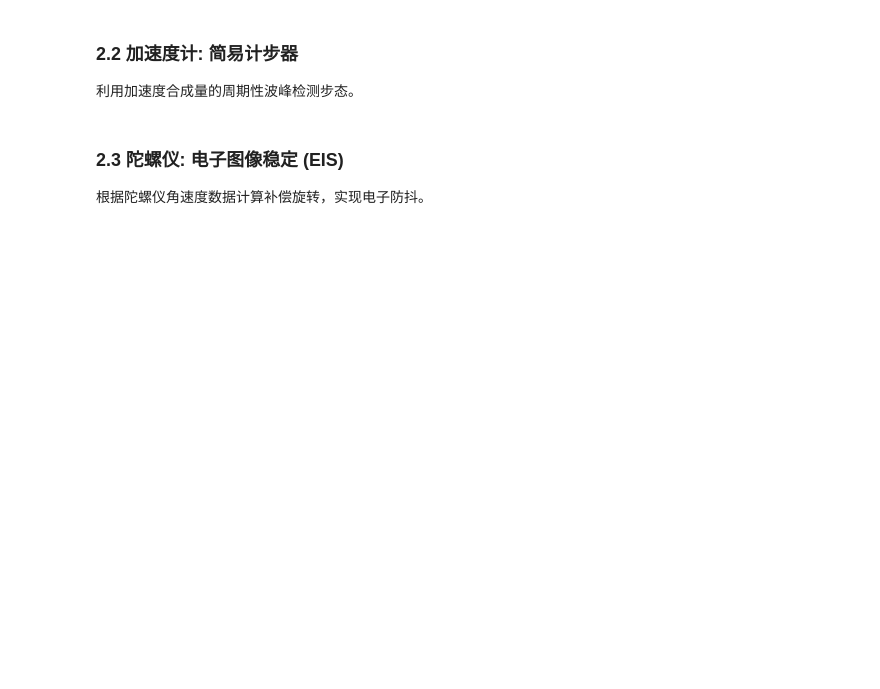
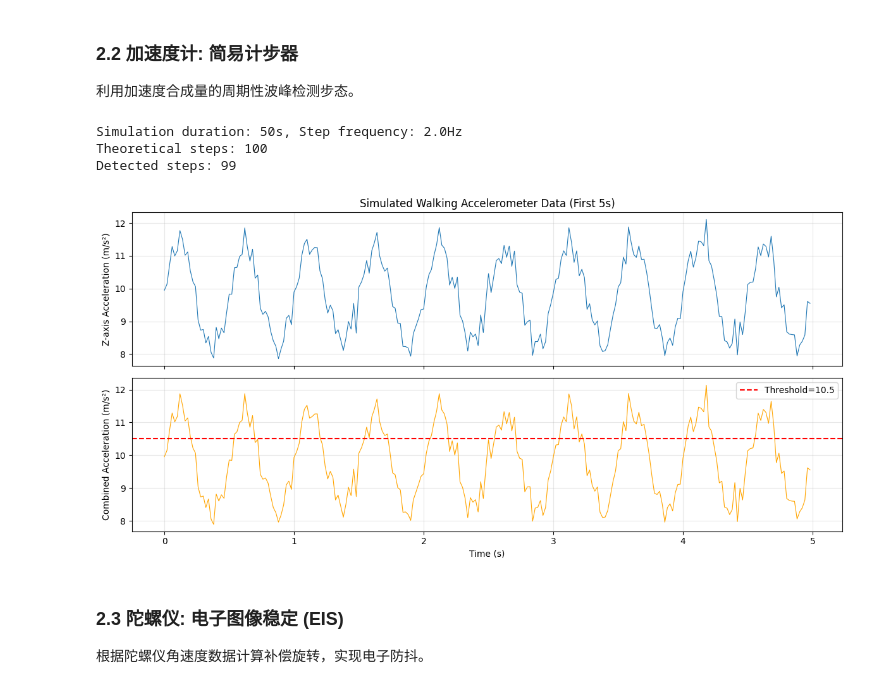
Before and after one commit to Zebedee2021/Mobile-Sensor-2026, a Jupyter notebook: notebooks/sensor_demo.ipynb, the cells around one changed output. Saved outputs shown, nothing was run; the diff lists cells and outputs as text; code cells hidden in the pictures; blank space fills up the shorter version.

```diff
--- a/notebooks/sensor_demo.ipynb
+++ b/notebooks/sensor_demo.ipynb
@@ -100,12 +100,12 @@ import numpy as np
 import matplotlib.pyplot as plt
 
 def compute_magnitude(ax, ay, az):
-    """计算加速度合成量"""
+    """Computes accelerometer magnitude"""
     return math.sqrt(ax**2 + ay**2 + az**2)
 
 def simple_step_counter(data, threshold=10.5, min_interval=0.3):
     """
-    简易峰值检测计步
+    Simple peak detection step counter
     data: [(timestamp, ax, ay, az), ...]
     """
     steps = 0
@@ -114,47 +114,52 @@ def simple_step_counter(data, threshold=10.5, min_interval=0.3):
     for t, ax, ay, az in data:
         mag = compute_magnitude(ax, ay, az)
         if mag > threshold and (t - last_step_time) > min_interval:
             steps += 1
             last_step_time = t
 
     return steps
 
-# 生成模拟步行数据 (100步, ~2Hz 步频)
+# Generate simulated walking data (100 steps, ~2Hz cadence)
 np.random.seed(42)
-fs = 50  # 采样率 50Hz
-duration = 50  # 50秒
+fs = 50  # Sampling rate 50Hz
+duration = 50  # 50 seconds
 t = np.arange(0, duration, 1/fs)
 
-# 重力基线 (9.8 m/s²) + 步行波形 (~2Hz 正弦波) + 噪声
+# Gravity baseline (9.8 m/s²) + walking waveform (~2Hz sine wave) + noise
 step_freq = 2.0  # Hz
 az_sim = 9.8 + 1.5 * np.sin(2 * np.pi * step_freq * t) + np.random.normal(0, 0.3, len(t))
 ax_sim = np.random.normal(0, 0.5, len(t))
 ay_sim = np.random.normal(0, 0.5, len(t))
 mag = np.sqrt(ax_sim**2 + ay_sim**2 + az_sim**2)
 
-# 计步
+# Step counting
 data = list(zip(t, ax_sim, ay_sim, az_sim))
 steps = simple_step_counter(data, threshold=10.5, min_interval=0.3)
-print(f"模拟时长: {duration}秒, 步频: {step_freq}Hz")
-print(f"理论步数: {int(duration * step_freq)}")
-print(f"检测步数: {steps}")
+print(f"Simulation duration: {duration}s, Step frequency: {step_freq}Hz")
+print(f"Theoretical steps: {int(duration * step_freq)}")
+print(f"Detected steps: {steps}")
 
-# 可视化
+# Visualization
 fig, axes = plt.subplots(2, 1, figsize=(12, 6), sharex=True)
 axes[0].plot(t[:250], az_sim[:250], linewidth=0.8)
-axes[0].set_ylabel('Z轴加速度 (m/s²)')
-axes[0].set_title('模拟步行加速度数据 (前5秒)')
+axes[0].set_ylabel('Z-axis Acceleration (m/s²)')
+axes[0].set_title('Simulated Walking Accelerometer Data (First 5s)')
 axes[0].grid(True, alpha=0.3)
 
 axes[1].plot(t[:250], mag[:250], linewidth=0.8, color='orange')
-axes[1].axhline(y=10.5, color='r', linestyle='--', label='阈值=10.5')
-axes[1].set_ylabel('合成加速度 (m/s²)')
-axes[1].set_xlabel('时间 (s)')
+axes[1].axhline(y=10.5, color='r', linestyle='--', label='Threshold=10.5')
+axes[1].set_ylabel('Combined Acceleration (m/s²)')
+axes[1].set_xlabel('Time (s)')
 axes[1].legend()
 axes[1].grid(True, alpha=0.3)
 
 plt.tight_layout()
 plt.show()
+# %% [output]
+Simulation duration: 50s, Step frequency: 2.0Hz
+Theoretical steps: 100
+Detected steps: 99
+[figure, added]
 # %% [markdown]
 ### 2.3 陀螺仪: 电子图像稳定 (EIS)
 
```
Also changed, not shown: parts of 13 cells of this notebook.
